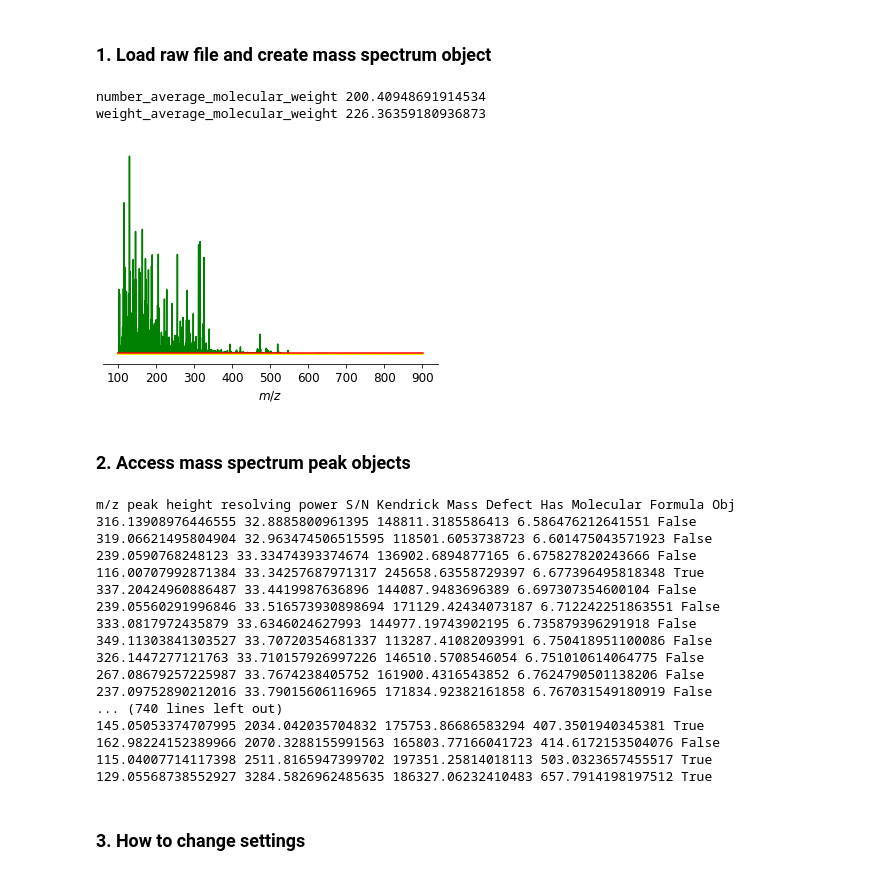
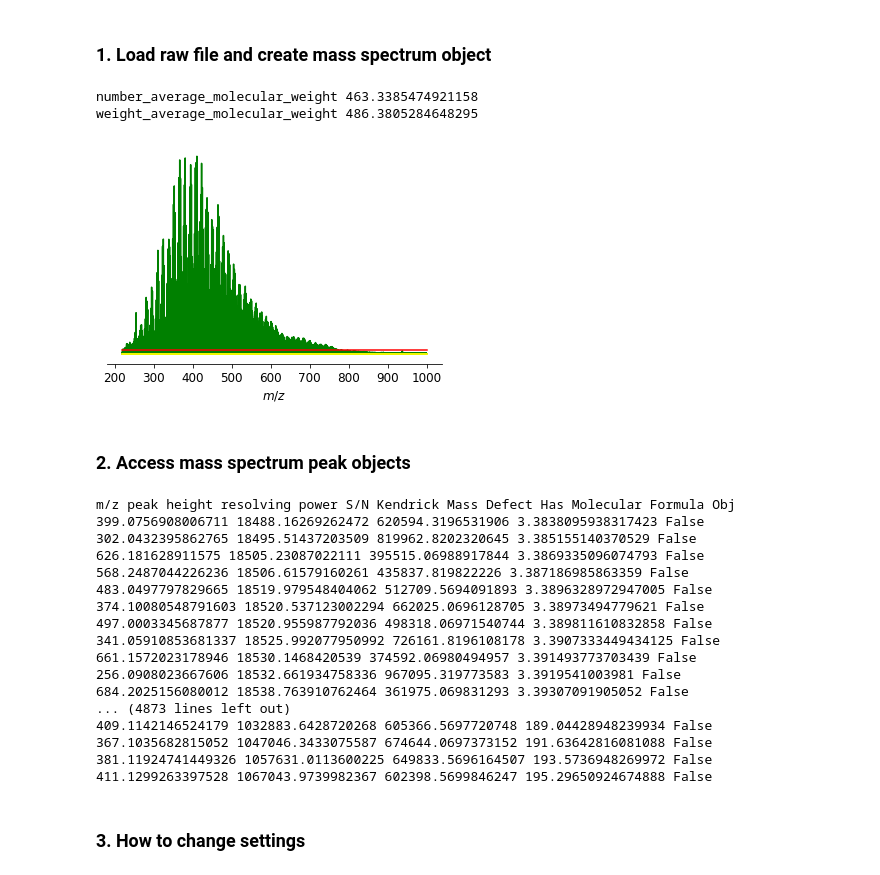
Before and after one commit to EMSL-Computing/Day3-EMSL-SummerSchool-2022, a Jupyter notebook: Summer School CoreMS Tutorial.ipynb, the cells around one changed output. Drawn from its saved outputs; the diff is of its cells as text; code cells hidden in the pictures.

Commit message:
update tutorial data from 21T

```diff
--- a/Summer School CoreMS Tutorial.ipynb
+++ b/Summer School CoreMS Tutorial.ipynb
@@ -6,31 +6,31 @@
 # %%
 from pathlib import Path
 
 from corems.encapsulation.factory.parameters import MSParameters
 from corems.mass_spectra.input import rawFileReader
 
-filepath = Path("./data") / "ESI_NEG_SRFA.raw"
+filepath = Path("./data") / "SRFA_Negative_ESI_21T.raw"
 
 MSParameters.mass_spectrum.threshold_method = 'auto'
 MSParameters.mass_spectrum.noise_threshold_std = 3
 
 parser = rawFileReader.ImportMassSpectraThermoMSFileReader(filepath)
 mass_spectrum = parser.get_average_mass_spectrum_in_scan_range()
 
 mass_spectrum.plot_profile_and_noise_threshold()
 
 print(
         "number_average_molecular_weight",
         mass_spectrum.number_average_molecular_weight(),
     )
 print(
         "weight_average_molecular_weight",
         mass_spectrum.weight_average_molecular_weight(),
     )
 # %% [output]
-number_average_molecular_weight 200.40948691914534
-weight_average_molecular_weight 226.36359180936873
+number_average_molecular_weight 463.3385474921158
+weight_average_molecular_weight 486.3805284648295
-[figure, old version]
+[figure, new version]
 # %% [markdown]
 ### 2. Access mass spectrum peak objects
 # %%
@@ -46,22 +46,22 @@ for mspeak in mass_spectrum.sort_by_abundance():
     #mspeak.change_kendrick_base(kb)
 # %% [output]
 m/z peak height resolving power S/N Kendrick Mass Defect Has Molecular Formula Obj
-316.13908976446555 32.8885800961395 148811.3185586413 6.586476212641551 False
-319.06621495804904 32.963474506515595 118501.6053738723 6.601475043571923 False
-239.0590768248123 33.33474393374674 136902.6894877165 6.675827820243666 False
-116.00707992871384 33.34257687971317 245658.63558729397 6.677396495818348 True
-337.20424960886487 33.4419987636896 144087.9483696389 6.697307354600104 False
-239.05560291996846 33.516573930898694 171129.42434073187 6.712242251863551 False
-333.0817972435879 33.6346024627993 144977.19743902195 6.735879396291918 False
-349.11303841303527 33.70720354681337 113287.41082093991 6.750418951100086 False
-326.1447277121763 33.710157926997226 146510.5708546054 6.751010614064775 False
-267.08679257225987 33.7674238405752 161900.4316543852 6.7624790501138206 False
-237.09752890212016 33.79015606116965 171834.92382161858 6.767031549180919 False
-... (740 lines left out)
-145.05053374707995 2034.042035704832 175753.86686583294 407.3501940345381 True
-162.98224152389966 2070.3288155991563 165803.77166041723 414.6172153504076 False
-115.04007714117398 2511.8165947399702 197351.25814018113 503.0323657455517 True
-129.05568738552927 3284.5826962485635 186327.06232410483 657.7914198197512 True
+399.0756908006711 18488.16269262472 620594.3196531906 3.3838095938317423 False
+302.0432395862765 18495.51437203509 819962.8202320645 3.385155140370529 False
+626.181628911575 18505.23087022111 395515.06988917844 3.3869335096074793 False
+568.2487044226236 18506.61579160261 435837.819822226 3.387186985863359 False
+483.0497797829665 18519.979548404062 512709.5694091893 3.3896328972947005 False
+374.10080548791603 18520.537123002294 662025.0696128705 3.38973494779621 False
+497.0003345687877 18520.955987792036 498318.06971540744 3.389811610832858 False
+341.05910853681337 18525.992077950992 726161.8196108178 3.3907333449434125 False
+661.1572023178946 18530.1468420539 374592.06980494957 3.391493773703439 False
+256.0908023667606 18532.661934758336 967095.319773583 3.3919541003981 False
+684.2025156080012 18538.763910762464 361975.069831293 3.39307091905052 False
+... (4873 lines left out)
+409.1142146524179 1032883.6428720268 605366.5697720748 189.04428948239934 False
+367.1035682815052 1047046.3433075587 674644.0697373152 191.63642816081088 False
+381.11924741449326 1057631.0113600225 649833.5696164507 193.5736948269972 False
+411.1299263397528 1067043.9739982367 602398.5699846247 195.29650924674888 False
 # %% [markdown]
 ### 3. How to change settings
 # %%
```
Also changed, not shown: parts of 11 cells of this notebook.
